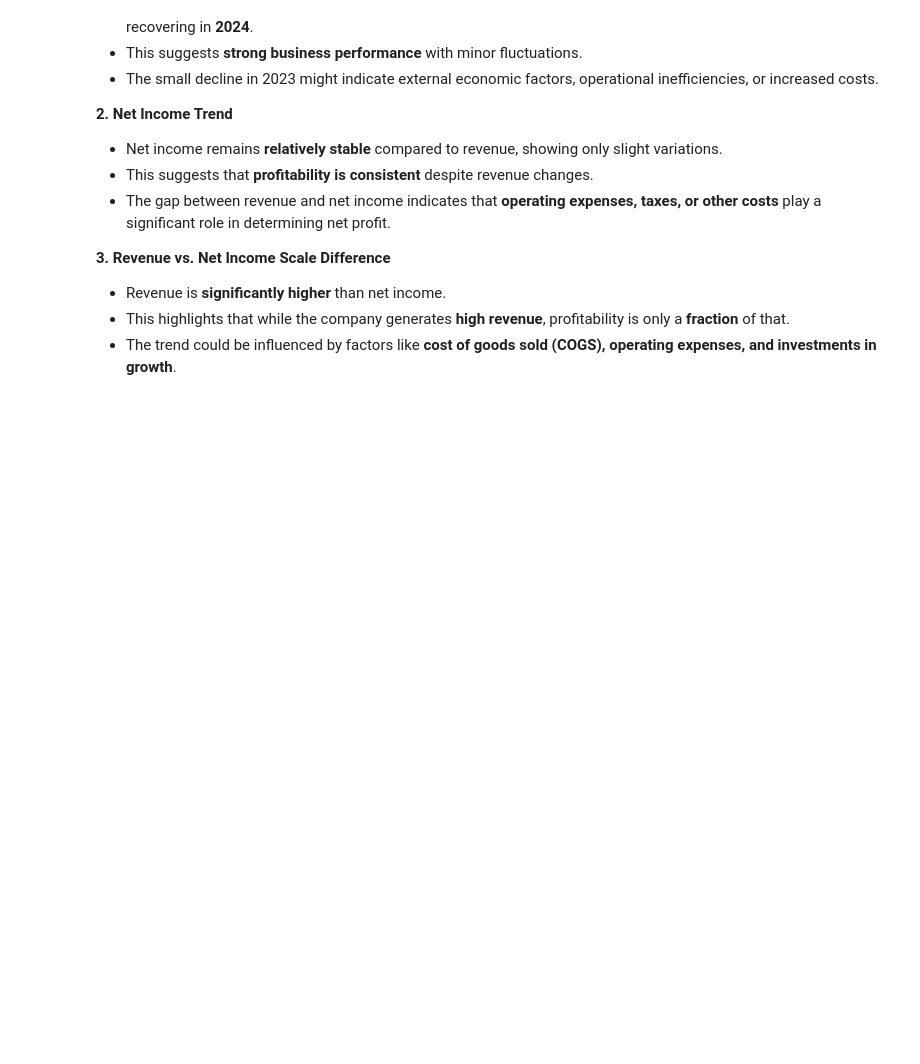
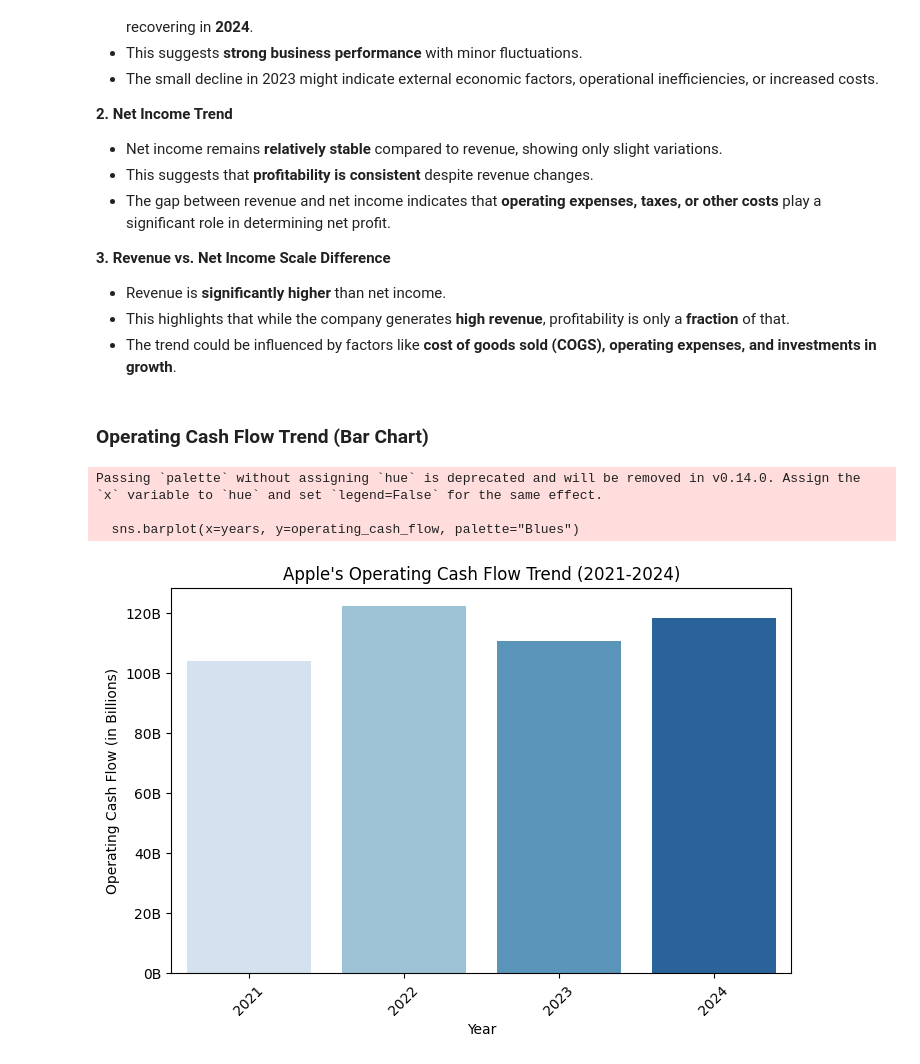
Before and after one commit to bonareri/Financial-Statement-Analysis, a Jupyter notebook: Financial_Statement_Analysis.ipynb, the cells around one changed output. Drawn from its saved outputs; the diff is of its cells as text; code cells hidden in the pictures; blank space fills up the shorter version.

```diff
--- a/Financial_Statement_Analysis.ipynb
+++ b/Financial_Statement_Analysis.ipynb
@@ -765,3 +766,29 @@ plt.show()
 - Revenue is **significantly higher** than net income.
 - This highlights that while the company generates **high revenue**, profitability is only a **fraction** of that.
 - The trend could be influenced by factors like **cost of goods sold (COGS), operating expenses, and investments in growth**.
+# %% [markdown]
+### Operating Cash Flow Trend (Bar Chart)
+# %%
+# Data
+years = ["2021", "2022", "2023", "2024"]
+operating_cash_flow = [104038000000, 122151000000, 110543000000, 118254000000]
+
+# Plot
+plt.figure(figsize=(8, 5))
+sns.barplot(x=years, y=operating_cash_flow, palette="Blues")
+
+# Format Y-axis
+plt.ylabel("Operating Cash Flow (in Billions)")
+plt.xlabel("Year")
+plt.title("Apple's Operating Cash Flow Trend (2021-2024)")
+plt.xticks(rotation=45)
+plt.ticklabel_format(style='plain', axis='y')  # Avoid scientific notation
+plt.gca().get_yaxis().set_major_formatter(plt.FuncFormatter(lambda x, _: f'{x/1e9:.0f}B'))  # Convert to billions
+
+# Show plot
+plt.show()
+# %% [output]
+Passing `palette` without assigning `hue` is deprecated and will be removed in v0.14.0. Assign the `x` variable to `hue` and set `legend=False` for the same effect.
+
+  sns.barplot(x=years, y=operating_cash_flow, palette="Blues")
+[figure, added]
```
Also changed, not shown: parts of 5 cells of this notebook.
